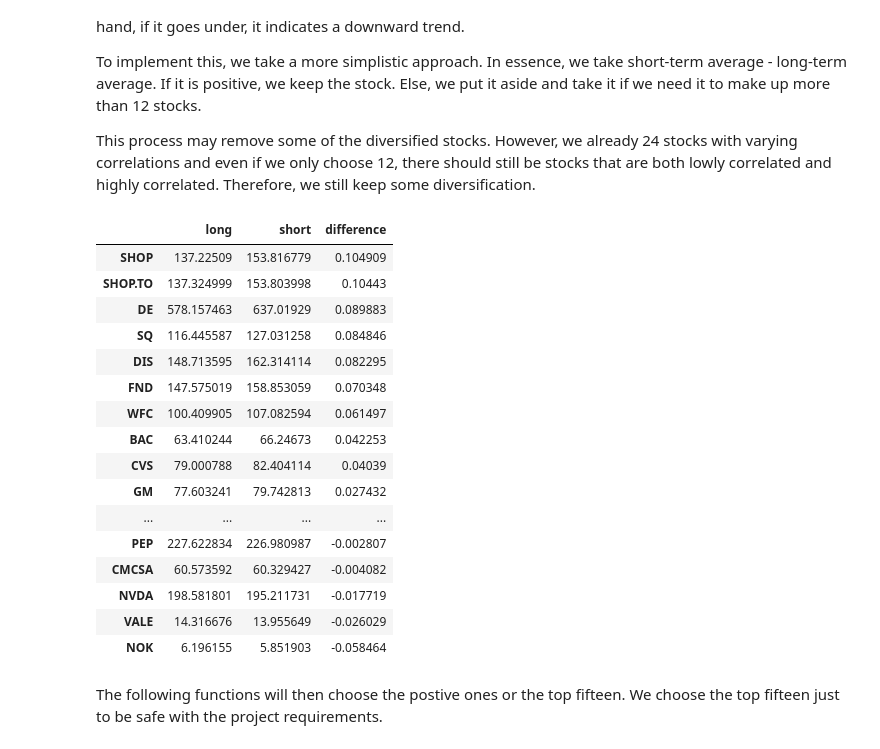
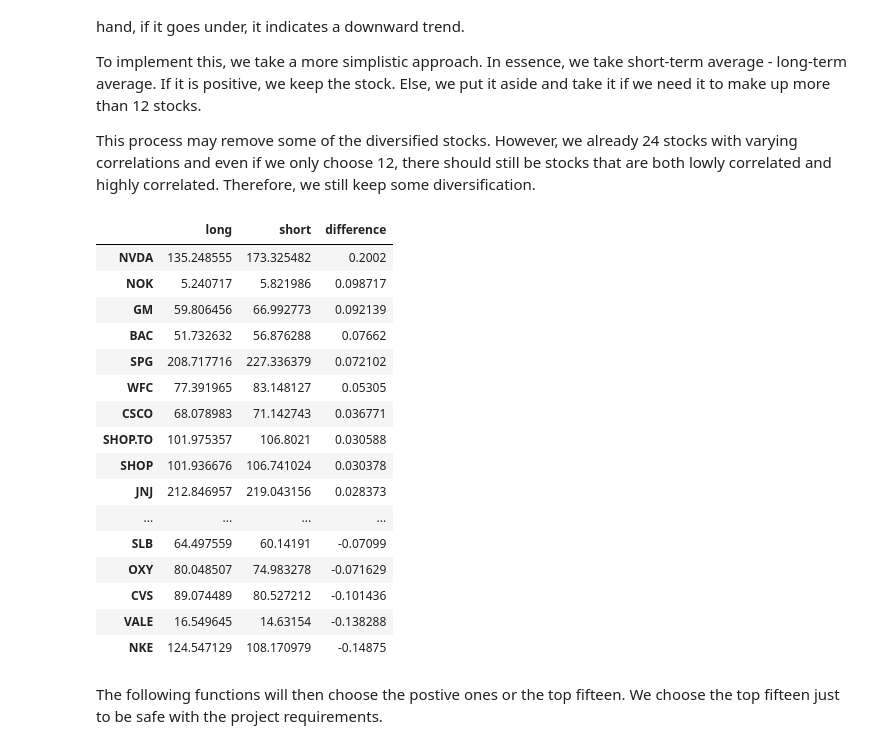
Before and after one commit to JasonLi14/Portfolio-Analyzer, a Jupyter notebook: Portfolio_Analyst.ipynb, the cells around one changed output. Drawn from its saved outputs; the diff is of its cells as text; code cells hidden in the pictures.

```diff
--- a/Portfolio_Analyst.ipynb
+++ b/Portfolio_Analyst.ipynb
@@ -603,50 +603,50 @@ def movingAvg(prices, long_interval, short_interval):
 
     for stock in prices.columns:  # do it for all the stocks
         sum_long = 0  # Keep track of the long term average
         num_days = prices.index.size
 
         for i in range(long_interval):
             sum_long += prices.loc[prices.index[num_days-i-1], stock]
 
         sum_long = sum_long / long_interval
         averaged_prices.loc[stock, 'long'] = sum_long
 
         sum_short = 0  # Keep track of the short term average
         num_days = prices.index.size
 
         for i in range(short_interval):
             sum_short += prices.loc[prices.index[num_days - i-1], stock]
 
         sum_short = sum_short / short_interval
         averaged_prices.loc[stock, 'short'] = sum_short
         # We take an average
         averaged_prices.loc[stock, 'difference'] = (averaged_prices.loc[stock, 'short'] - averaged_prices.loc[stock, 'long'])/ prices.loc[prices.index[num_days-1], stock]
 
     averaged_prices = averaged_prices.sort_values('difference', ascending=False)
 
     return averaged_prices
 
 
-moving_averages = movingAvg(stock_close_prices, 20, 5)  # Moving averages for a month and a week
+moving_averages = movingAvg(stock_close_prices, 252, 100)  # Moving averages for longer term
 display(moving_averages)
 # %% [output]
 |  | long | short | difference |
-| SHOP | 137.22509 | 153.816779 | 0.104909 |
-| SHOP.TO | 137.324999 | 153.803998 | 0.10443 |
-| DE | 578.157463 | 637.01929 | 0.089883 |
-| SQ | 116.445587 | 127.031258 | 0.084846 |
-| DIS | 148.713595 | 162.314114 | 0.082295 |
-| FND | 147.575019 | 158.853059 | 0.070348 |
-| WFC | 100.409905 | 107.082594 | 0.061497 |
-| BAC | 63.410244 | 66.24673 | 0.042253 |
-| CVS | 79.000788 | 82.404114 | 0.04039 |
-| GM | 77.603241 | 79.742813 | 0.027432 |
+| NVDA | 135.248555 | 173.325482 | 0.2002 |
+| NOK | 5.240717 | 5.821986 | 0.098717 |
+| GM | 59.806456 | 66.992773 | 0.092139 |
+| BAC | 51.732632 | 56.876288 | 0.07662 |
+| SPG | 208.717716 | 227.336379 | 0.072102 |
+| WFC | 77.391965 | 83.148127 | 0.05305 |
+| CSCO | 68.078983 | 71.142743 | 0.036771 |
+| SHOP.TO | 101.975357 | 106.8021 | 0.030588 |
+| SHOP | 101.936676 | 106.741024 | 0.030378 |
+| JNJ | 212.846957 | 219.043156 | 0.028373 |
 | ... | ... | ... | ... |
-| PEP | 227.622834 | 226.980987 | -0.002807 |
-| CMCSA | 60.573592 | 60.329427 | -0.004082 |
-| NVDA | 198.581801 | 195.211731 | -0.017719 |
-| VALE | 14.316676 | 13.955649 | -0.026029 |
-| NOK | 6.196155 | 5.851903 | -0.058464 |
+| SLB | 64.497559 | 60.14191 | -0.07099 |
+| OXY | 80.048507 | 74.983278 | -0.071629 |
+| CVS | 89.074489 | 80.527212 | -0.101436 |
+| VALE | 16.549645 | 14.63154 | -0.138288 |
+| NKE | 124.547129 | 108.170979 | -0.14875 |
 # %% [markdown]
 The following functions will then choose the postive ones or the top fifteen. We choose the top fifteen just to be safe with the project requirements.
 # %%
```
Also changed, not shown: parts of 13 cells of this notebook, 1 other file.
